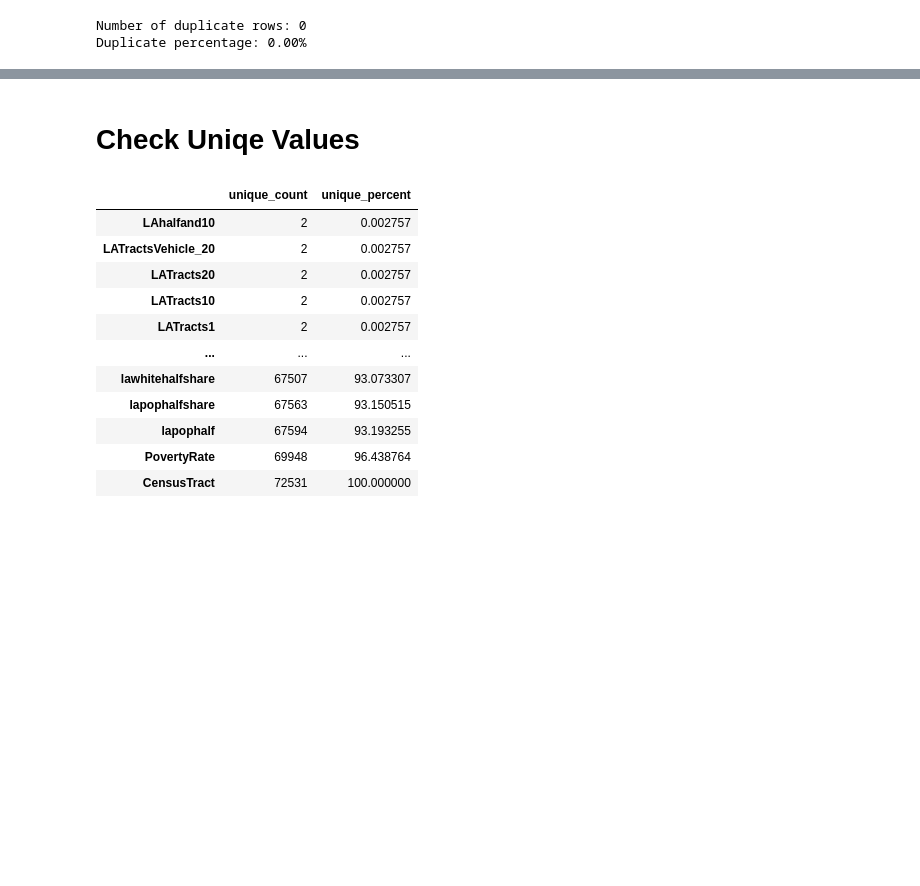
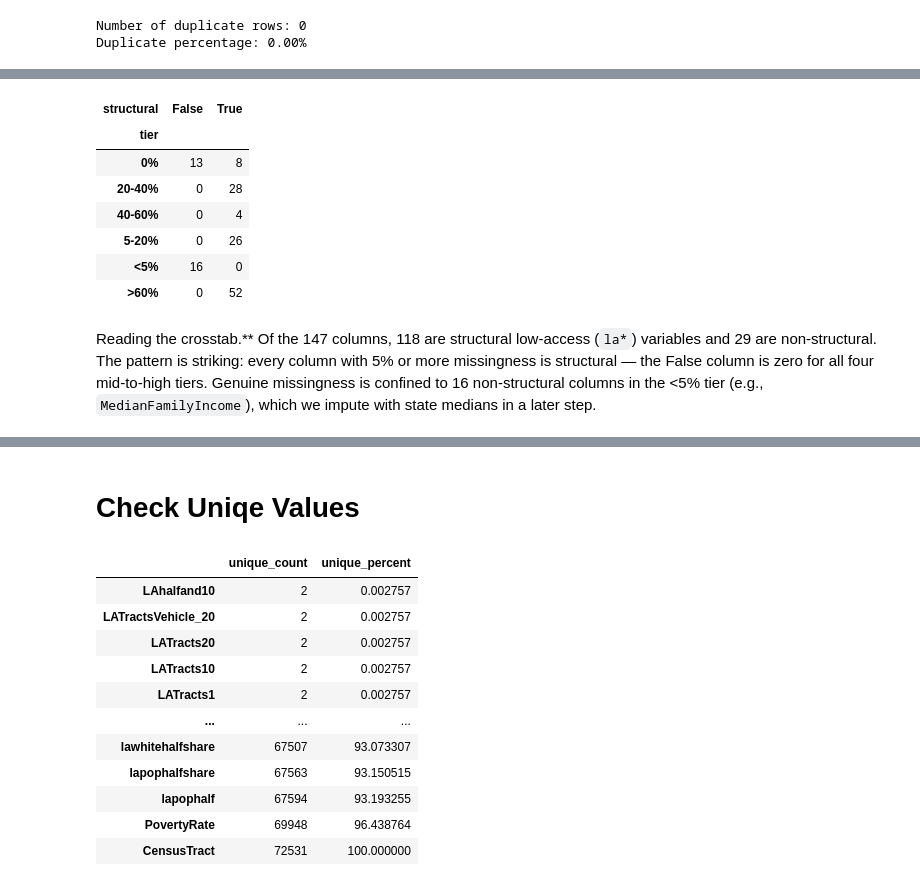
Before and after one commit to ngwalker93/ads599-capstone-hypertension-risk-atlas, a Jupyter notebook: code/validation/03_eda_FoodAccess.ipynb, the cells around one changed output, grey strips where cells are left out. Saved outputs shown, nothing was run; the diff lists cells and outputs as text; code cells hidden in the pictures; blank space fills up the shorter version.

```diff
--- a/code/validation/03_eda_FoodAccess.ipynb
+++ b/code/validation/03_eda_FoodAccess.ipynb
@@ -175,0 +281,11 @@ display(missing_summary[missing_summary["missing_count"] > 0])
+# %%
+# Structural columns follow the la* naming pattern (low-access distance bands)
+structural_cols = [c for c in missing_pct.index if c.lower().startswith('la')]
+
+genuine_cols = [c for c in missing_pct.index
+                if c not in structural_cols and missing_pct[c] > 0]
+
+print(f"Structural (la*) columns: {len(structural_cols)}")
+print(f"Genuinely missing columns: {len(genuine_cols)}")
+print("\nGenuine columns and their missing %:")
+print(missing_pct[genuine_cols].sort_values(ascending=False).round(2))
@@ -175,0 +316,31 @@ display(missing_summary[missing_summary["missing_count"] > 0])
+# %%
+check = pd.DataFrame({'pct_missing': missing_pct})
+
+def tier_label(p):
+    if p == 0:    return '0%'
+    elif p < 5:   return '<5%'
+    elif p < 20:  return '5-20%'
+    elif p < 40:  return '20-40%'
+    elif p < 60:  return '40-60%'
+    else:         return '>60%'
+
+check['tier'] = check['pct_missing'].apply(tier_label)
+check['structural'] = check.index.isin(structural_cols)
+
+pd.crosstab(check['tier'], check['structural'])
+# %% [output]
+| structural | False | True |
+| tier |  |  |
+| 0% | 13 | 8 |
+| 20-40% | 0 | 28 |
+| 40-60% | 0 | 4 |
+| 5-20% | 0 | 26 |
+| <5% | 16 | 0 |
+| >60% | 0 | 52 |
+# %% [markdown]
+Reading the crosstab.** Of the 147 columns, 118 are structural low-access (`la*`)
+variables and 29 are non-structural. The pattern is striking: every column with 5%
+or more missingness is structural — the False column is zero for all four
+mid-to-high tiers. Genuine missingness is confined to 16 non-structural columns in
+the <5% tier (e.g., `MedianFamilyIncome`), which we impute with state medians in a
+later step.
```
Also changed, not shown: parts of 35 cells of this notebook.
